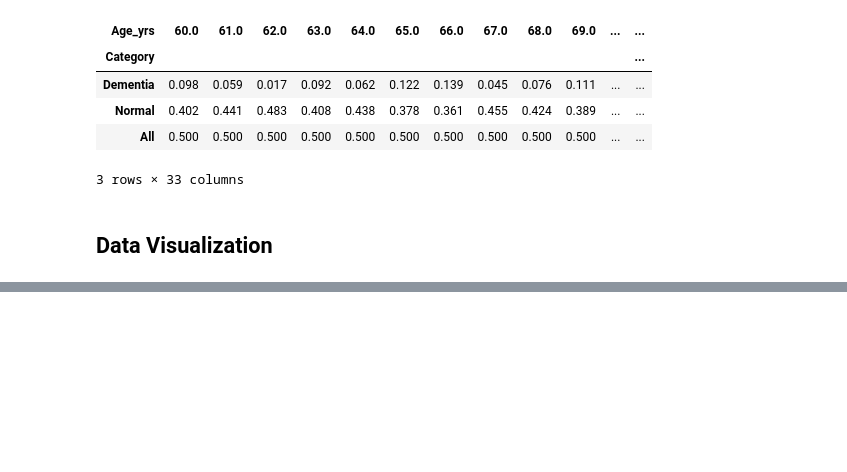
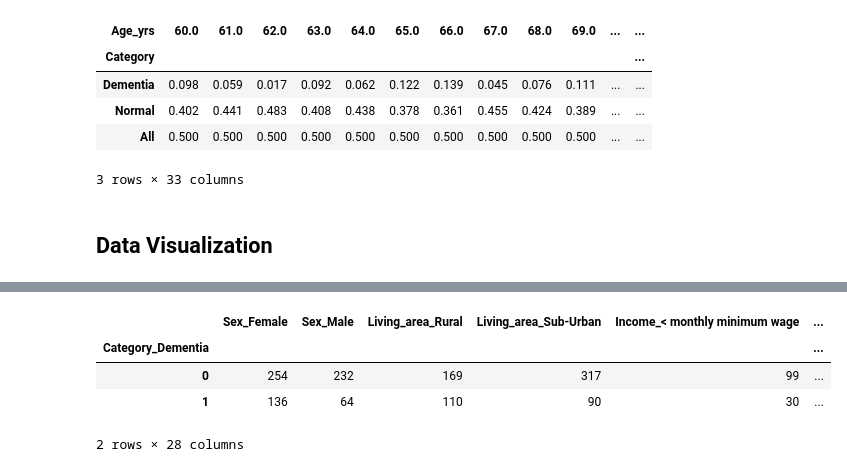
Before and after one commit to morganzimmerman/alzheimers_project, a Jupyter notebook: data_exploration.ipynb, the cells around one changed output, grey strips where cells are left out. Cells and saved outputs as stored; diff of their text form; code cells hidden in the pictures; blank space fills up the shorter version.

```diff
--- a/data_exploration.ipynb
+++ b/data_exploration.ipynb
@@ -210,0 +272,23 @@ pd.crosstab(dta.Category,dta.Age_yrs,margins=True).apply(lambda x: x/x.sum(), ax
+# %%
+temp_counts = dta_dummy[['Category_Dementia', 'Sex_Female', 'Sex_Male',
+                        'Living_area_Rural', 'Living_area_Sub-Urban',
+                         'Income_< monthly minimum wage',
+                        'Income_No Income','Income_≥ monthly minimum wage',
+                        'Marital_status_Married', 'Occupation_class_housewife',
+                         'Occupation_class_labour', 'Occupation_class_notworking',
+                         'Occupation_class_profesional', 'Hypertension_Hypertension',
+                         'BMI_category_Normal', 'BMI_category_Obesitas',
+                         'BMI_category_Overweight', 'BMI_category_Underweight',
+                        'Diabetes_Diabetes', 'Tri_200_High Risk', 'HDL_40_High Risk',
+                        'Smoking_status_Smoking', 'Stroke_stroke', 'Depression_Depression',
+                        'Intellectually_active_less active', 'Socially_active_less active',
+                        'Recreationally_active_less active', 'Physically_active_less active',
+                        'Total_active_less active']]
+# %%
+temp_counts.groupby('Category_Dementia').sum()
+# %% [output]
+|  | Sex_Female | Sex_Male | Living_area_Rural | Living_area_Sub-Urban | Income_< monthly minimum wage | ... |
+| Category_Dementia |  |  |  |  |  | ... |
+| 0 | 254 | 232 | 169 | 317 | 99 | ... |
+| 1 | 136 | 64 | 110 | 90 | 30 | ... |
+2 rows × 28 columns
```
Also changed, not shown: parts of 14 cells of this notebook.
